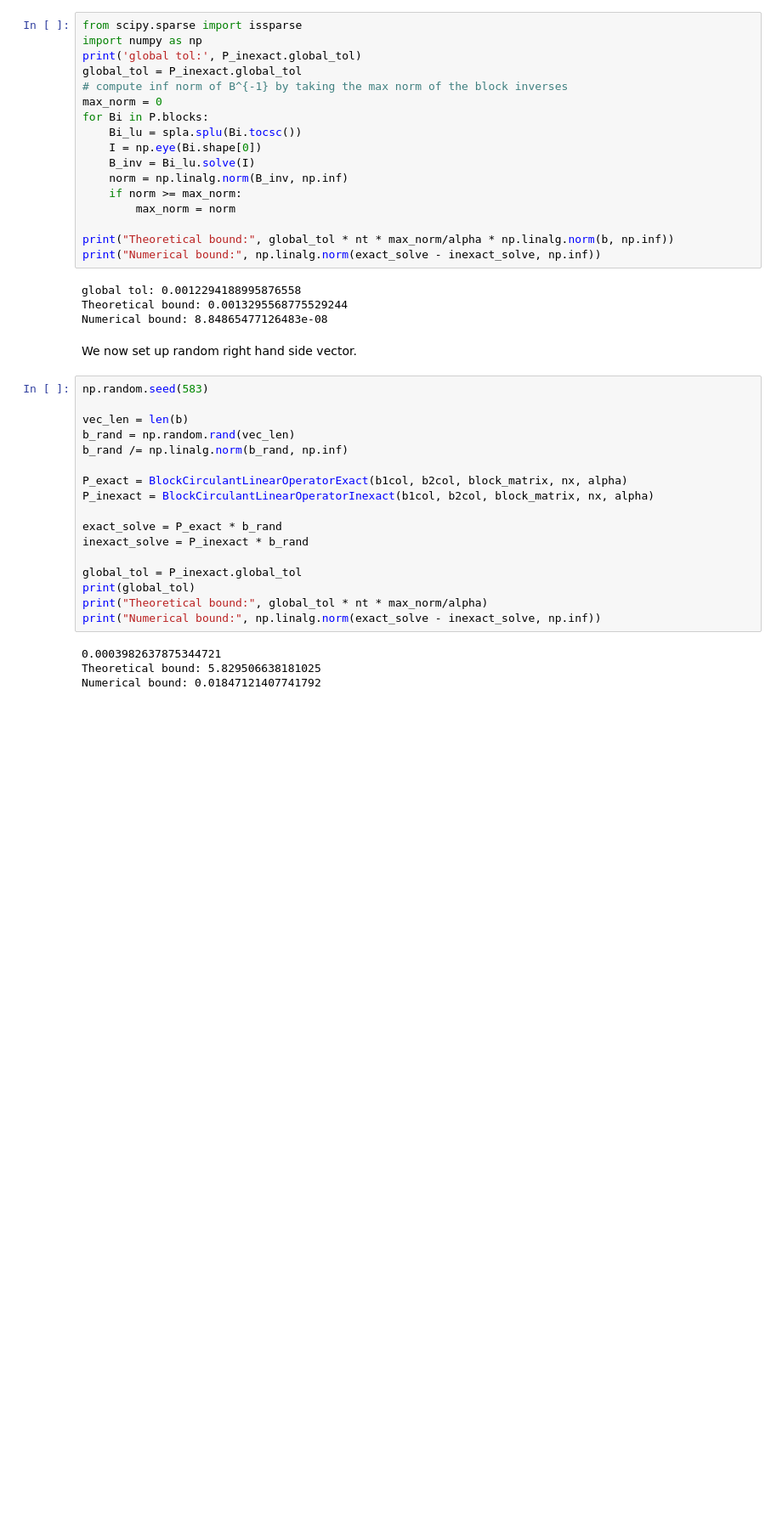
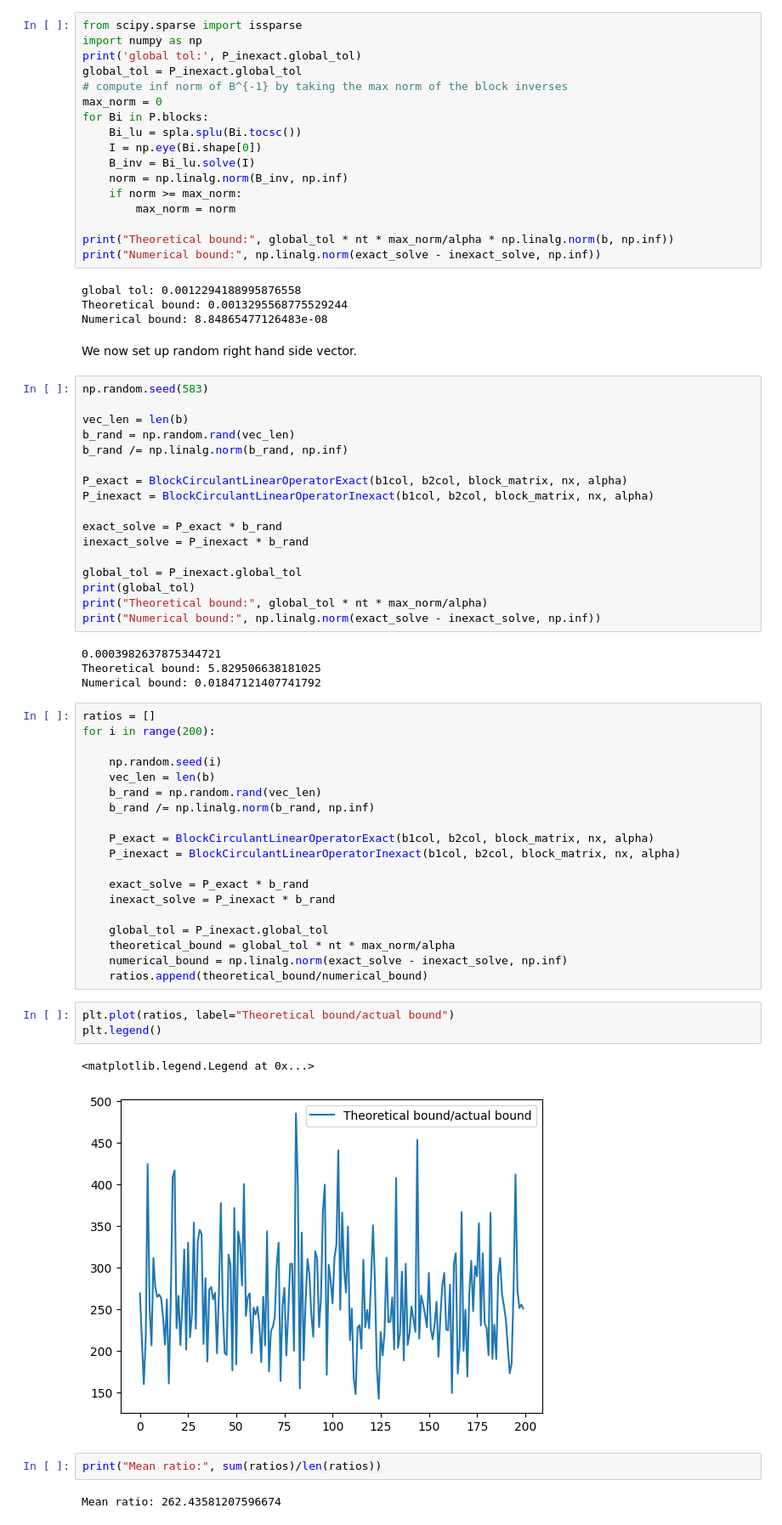
Before and after one commit to matthew92647/UROP-Inner-Solve-Convergence-for-ParaDiag-Schemes, a Jupyter notebook: diagonalisation_error.ipynb, the cells around one changed output. Shown at 85% size. Cells and saved outputs as stored; diff of their text form; blank space fills up the shorter version.

Commit message:
Tested numerical bounds vs theoretical bound

```diff
--- a/diagonalisation_error.ipynb
+++ b/diagonalisation_error.ipynb
@@ -339,3 +339,32 @@ print("Numerical bound:", np.linalg.norm(exact_solve - inexact_solve, np.inf))
 0.0003982637875344721
 Theoretical bound: 5.829506638181025
 Numerical bound: 0.01847121407741792
+# %%
+ratios = []
+for i in range(200):
+
+    np.random.seed(i)
+    vec_len = len(b)
+    b_rand = np.random.rand(vec_len)
+    b_rand /= np.linalg.norm(b_rand, np.inf)
+
+    P_exact = BlockCirculantLinearOperatorExact(b1col, b2col, block_matrix, nx, alpha)
+    P_inexact = BlockCirculantLinearOperatorInexact(b1col, b2col, block_matrix, nx, alpha)
+
+    exact_solve = P_exact * b_rand
+    inexact_solve = P_inexact * b_rand
+
+    global_tol = P_inexact.global_tol
+    theoretical_bound = global_tol * nt * max_norm/alpha
+    numerical_bound = np.linalg.norm(exact_solve - inexact_solve, np.inf)
+    ratios.append(theoretical_bound/numerical_bound)
+# %%
+plt.plot(ratios, label="Theoretical bound/actual bound")
+plt.legend()
+# %% [output]
+<matplotlib.legend.Legend at 0x...>
+[figure, added]
+# %%
+print("Mean ratio:", sum(ratios)/len(ratios))
+# %% [output]
+Mean ratio: 262.43581207596674
```
